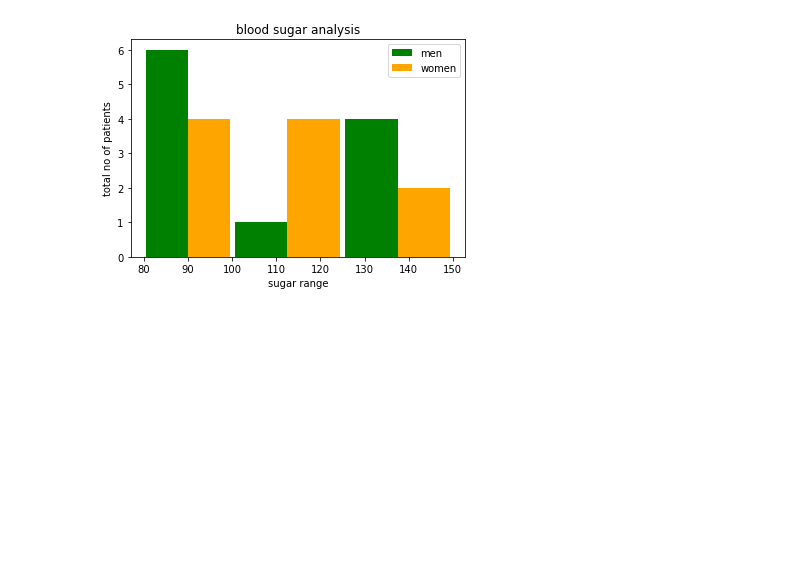
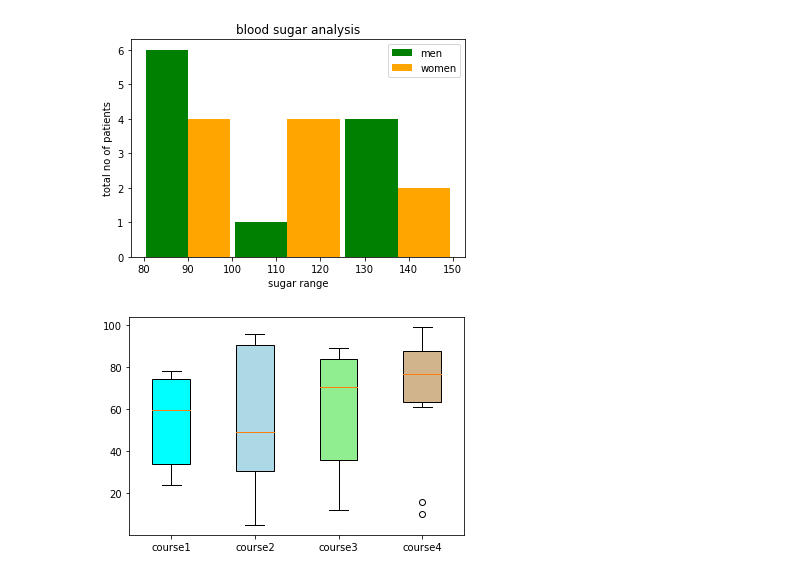
Before and after one commit to Reshma-helen/Data-Science, a Jupyter notebook: matplotlib.ipynb, the cells around one changed output. Drawn from its saved outputs; the diff is of its cells as text; code cells hidden in the pictures; blank space fills up the shorter version.

```diff
--- a/matplotlib.ipynb
+++ b/matplotlib.ipynb
@@ -36,3 +36,19 @@ plt.legend()
 plt.show()
 # %% [output]
 [figure]
+# %%
+import matplotlib.pyplot as plt
+value1=[72,76,24,40,57,62,75,78,31,32]
+value2=[62,5,91,25,36,32,96,95,30,90]
+value3=[23,89,12,78,72,89,25,69,68,86]
+value4=[99,73,70,16,81,61,88,98,10,87]
+box_plotdata=[value1,value2,value3,value4]
+box=plt.boxplot(box_plotdata,vert=1,patch_artist=True,labels=['course1','course2','course3','course4'])
+#box=plt.boxplot(box_plotdata,vert=0,patch_artist=True,labels=['course1','course2','course3','course4'])
+colors=['cyan','lightblue','lightgreen','tan']
+colors=['cyan','lightblue','lightgreen','tan']
+for patch,color in zip(box['boxes'],colors):
+    patch.set_facecolor(color)
+plt.show()
+# %% [output]
+[figure, added]
```
